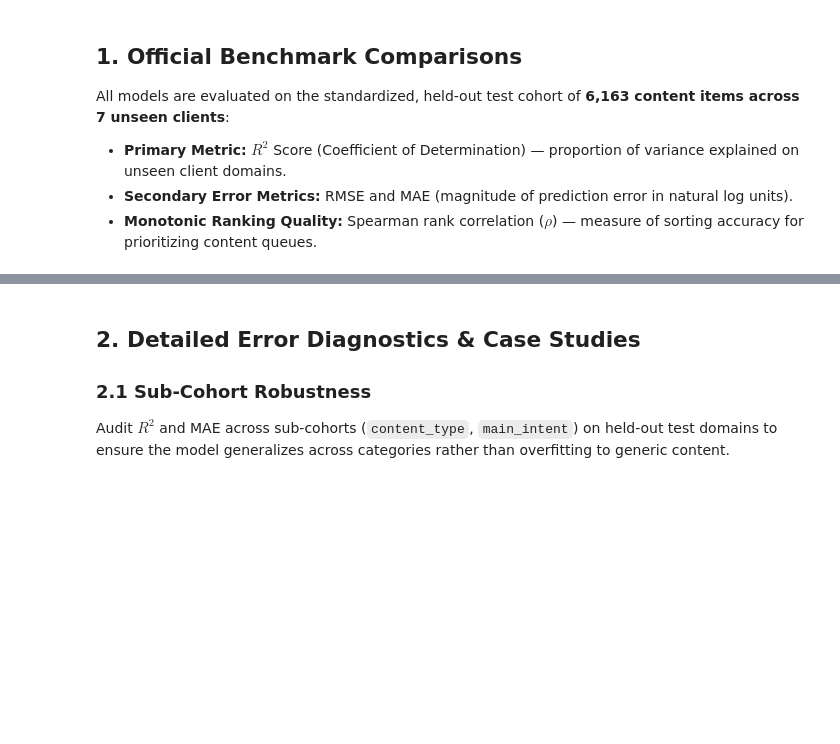
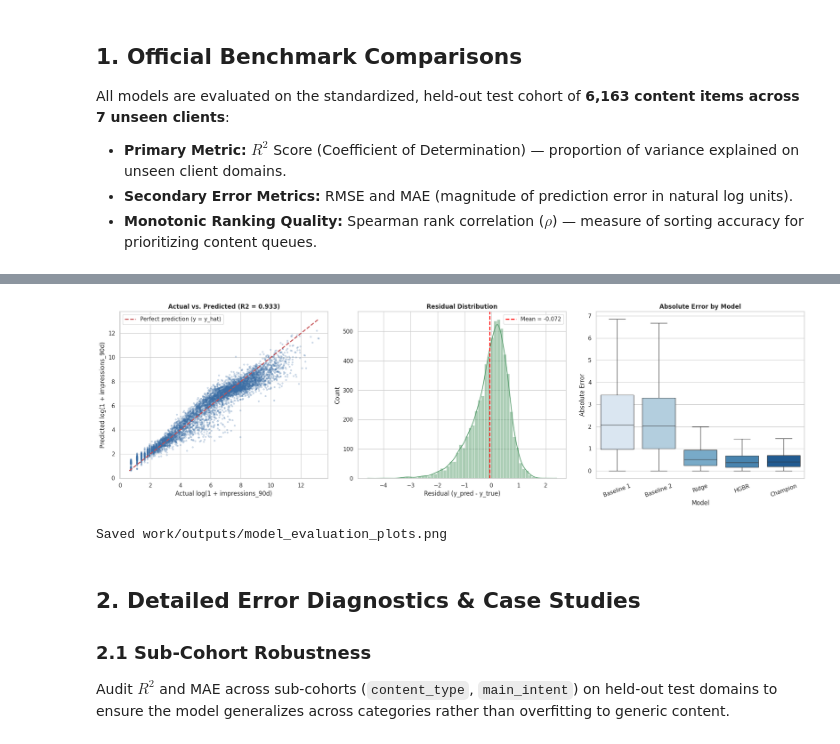
Before and after one commit to Jimber120/DA-Project-Member-3, a Jupyter notebook: work/notebooks/03_evaluation_and_conclusions.ipynb, the cells around one changed output, grey strips where cells are left out. Saved outputs shown, nothing was run; the diff lists cells and outputs as text; code cells hidden in the pictures; blank space fills up the shorter version.

```diff
--- a/work/notebooks/03_evaluation_and_conclusions.ipynb
+++ b/work/notebooks/03_evaluation_and_conclusions.ipynb
@@ -102,38 +107,46 @@ print("Saved work/outputs/model_benchmark_metrics.json")
 # %%
 # Code Cell 2: Diagnostic Error Visualizations
-y_hat = preds[CHAMP]
-resid = y_hat - y_test.values
+y_hat = preds[CHAMPION]
+residuals = y_hat - y_test
 
-fig, axes = plt.subplots(1, 3, figsize=(19, 5.5))
+fig, axes = plt.subplots(1, 3, figsize=(20, 6))
 
-# ----------------------------------------------------------------------
-# Subplot 1: Actual vs. Predicted with identity line
-# ----------------------------------------------------------------------
-axes[0].scatter(y_test, y_hat, s=8, alpha=0.2)
+# 1) Actual vs. predicted
+ax = axes[0]
+ax.scatter(y_test, y_hat, s=8, alpha=0.2, color="#3b6ea5")
 lo, hi = min(y_test.min(), y_hat.min()), max(y_test.max(), y_hat.max())
-axes[0].plot([lo, hi], [lo, hi], "r--", lw=2, label="Perfect prediction (y = ŷ)")
-axes[0].set(xlabel="Actual log-impressions", ylabel="Predicted log-impressions", title="Actual vs. Predicted (Champion)")
-axes[0].legend(loc="upper left")
+ax.plot([lo, hi], [lo, hi], "r--", lw=2, label="Perfect prediction (y = y_hat)")
+ax.set_xlabel("Actual log(1 + impressions_90d)")
+ax.set_ylabel("Predicted log(1 + impressions_90d)")
+ax.set_title(f"Actual vs. Predicted (R2 = {metrics[CHAMPION]['R2']:.3f})", fontweight="bold")
+ax.legend(loc="upper left")
 
-# ----------------------------------------------------------------------
-# Subplot 2: Residual distribution
-# ----------------------------------------------------------------------
-sns.histplot(resid, bins=60, kde=True, ax=axes[1], color="steelblue")
-axes[1].axvline(resid.mean(), color="red", ls="--", label=f"mean = {resid.mean():+.3f}")
-axes[1].set(xlabel="Residual (ŷ − y)", title="Residual Distribution")
-axes[1].legend()
+# 2) Residual distribution
+ax = axes[1]
+sns.histplot(residuals, bins=60, kde=True, color="#5a9e6f", ax=ax)
+ax.axvline(residuals.mean(), color="red", linestyle="--", lw=2, label=f"Mean = {residuals.mean():+.3f}")
+ax.set_xlabel("Residual (y_pred - y_true)")
+ax.set_title("Residual Distribution", fontweight="bold")
+ax.legend()
 
-# ----------------------------------------------------------------------
-# Subplot 3: Absolute-error boxplots for every model
-# ----------------------------------------------------------------------
-abs_err = pd.DataFrame({n: np.abs(p - y_test.values) for n, p in preds.items()}).melt(var_name="Model", value_name="Absolute Error")
-sns.boxplot(data=abs_err, x="Model", y="Absolute Error", ax=axes[2], showfliers=False)
-axes[2].set_xticklabels([t.get_text().replace(" (", "\n(") for t in axes[2].get_xticklabels()], fontsize=8)
-axes[2].set_title("Absolute Error by Model")
+# 3) Absolute error by model
+ax = axes[2]
+err_long = pd.concat([pd.DataFrame({"Model": name, "Absolute Error": np.abs(p - y_test)}) for name, p in preds.items()])
+short = {BASELINE: "Baseline 1", "Baseline 2 (Word Count Rule)": "Baseline 2", "Ridge Interactions": "Ridge",
+         "HistGradientBoosting": "HGBR", CHAMPION: "Champion"}
+err_long["Model"] = err_long["Model"].map(lambda s: short.get(s, s))
+sns.boxplot(data=err_long, x="Model", y="Absolute Error", showfliers=False, palette="Blues", ax=ax)
+ax.set_title("Absolute Error by Model", fontweight="bold")
+ax.tick_params(axis="x", rotation=20)
 
 plt.tight_layout()
-fig.savefig(os.path.join(OUT_DIR, "model_evaluation_plots.png"), dpi=150, bbox_inches="tight")
+plot_path = os.path.join(OUT_DIR, "model_evaluation_plots.png")
+fig.savefig(plot_path, dpi=150, bbox_inches="tight")
 plt.show()
+print(f"Saved {plot_path}")
+# %% [output]
+[figure, added]
+Saved work/outputs/model_evaluation_plots.png
 # %% [markdown]
 ## 2. Detailed Error Diagnostics & Case Studies
 
```
Also changed, not shown: parts of 4 cells of this notebook.
